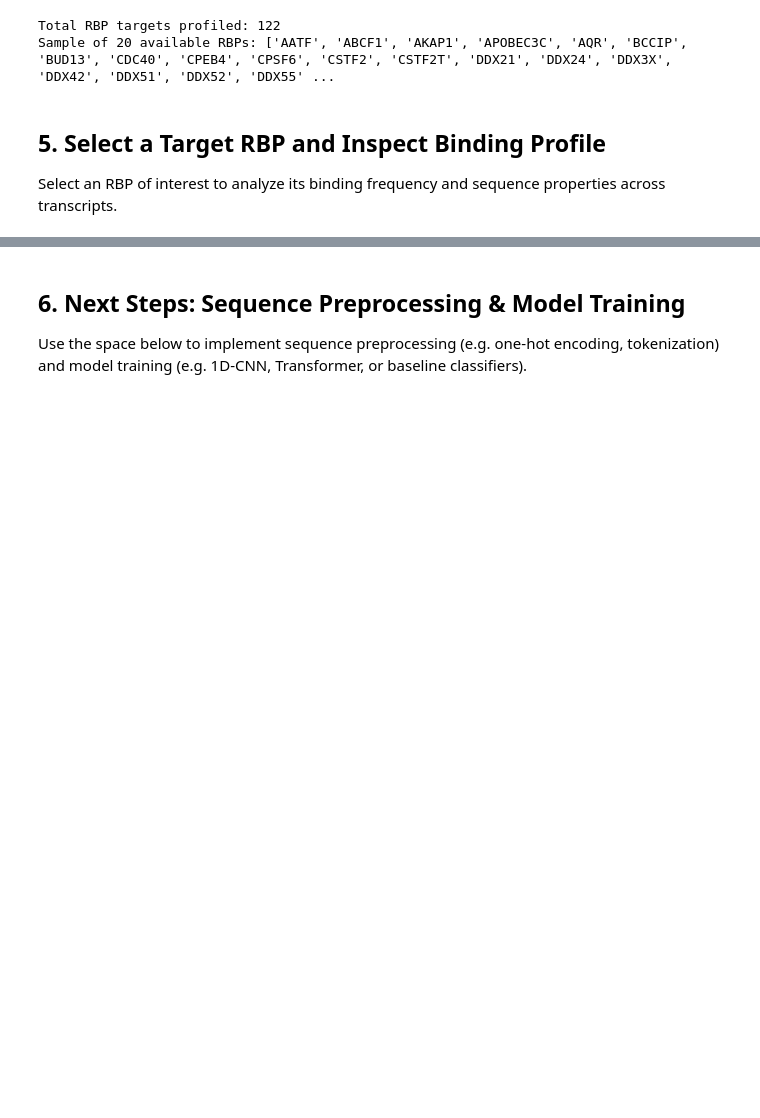
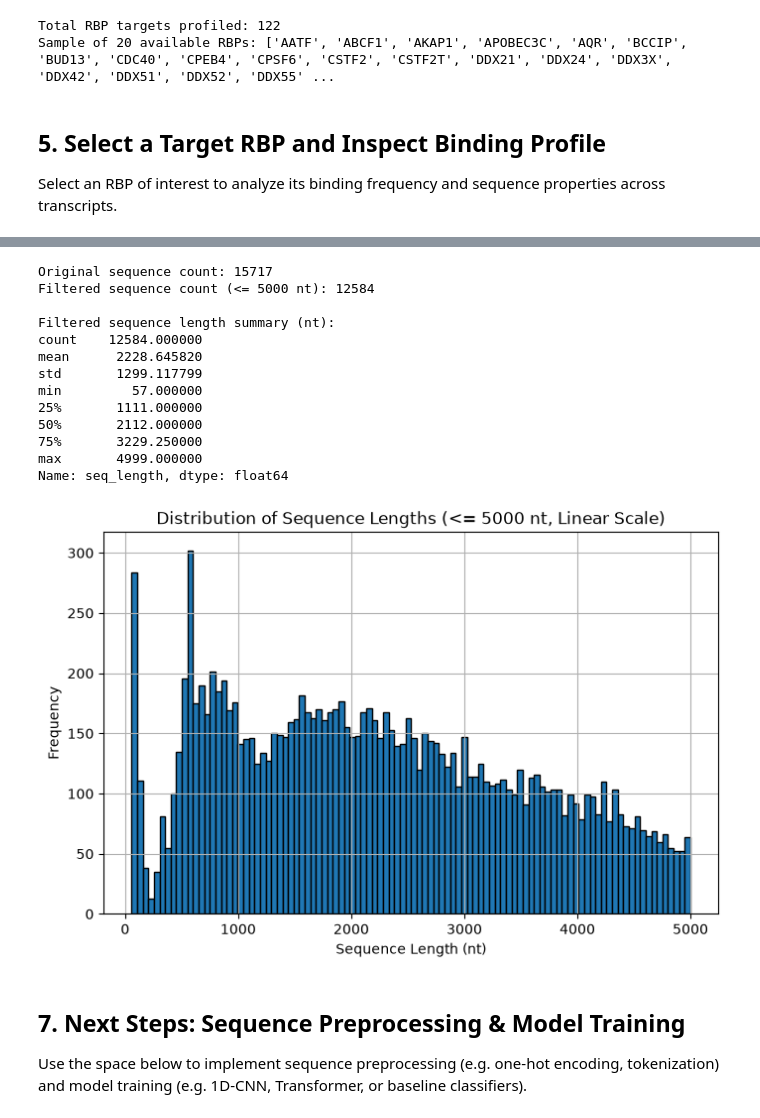
Before and after one commit to dgruano/elixir_AI4LS_rna_binding, a Jupyter notebook: rna_binding_eclip.ipynb, the cells around one changed output, grey strips where cells are left out. Drawn from its saved outputs; the diff is of its cells as text; code cells hidden in the pictures; blank space fills up the shorter version.

Commit message:
filtering for 5K

```diff
--- a/rna_binding_eclip.ipynb
+++ b/rna_binding_eclip.ipynb
@@ -111,5 +138,37 @@ Name: seq_length, dtype: float64
+# %%
+# Filter sequences with length <= 5000 nt
+print(f"Original sequence count: {len(df)}")
+df = df[df["seq_length"] <= 5000].reset_index(drop=True)
+print(f"Filtered sequence count (<= 5000 nt): {len(df)}")
+
+# Summary of filtered sequence lengths
+print("\nFiltered sequence length summary (nt):")
+print(df["seq_length"].describe())
+
+# Plot distribution on a linear scale (not log)
+plt.figure(figsize=(8, 5))
+df["seq_length"].hist(bins=100, edgecolor="black")
+plt.title("Distribution of Sequence Lengths (<= 5000 nt, Linear Scale)")
+plt.xlabel("Sequence Length (nt)")
+plt.ylabel("Frequency")
+plt.show()
+# %% [output]
+Original sequence count: 15717
+Filtered sequence count (<= 5000 nt): 12584
+
+Filtered sequence length summary (nt):
+count    12584.000000
+mean      2228.645820
+std       1299.117799
+min         57.000000
+25%       1111.000000
+50%       2112.000000
+75%       3229.250000
+max       4999.000000
+Name: seq_length, dtype: float64
+[figure, added]
 # %% [markdown]
-## 6. Next Steps: Sequence Preprocessing & Model Training
+## 7. Next Steps: Sequence Preprocessing & Model Training
 
 Use the space below to implement sequence preprocessing (e.g. one-hot encoding, tokenization) and model training (e.g. 1D-CNN, Transformer, or baseline classifiers).
 # %%
```
Also changed, not shown: parts of 6 cells of this notebook.
